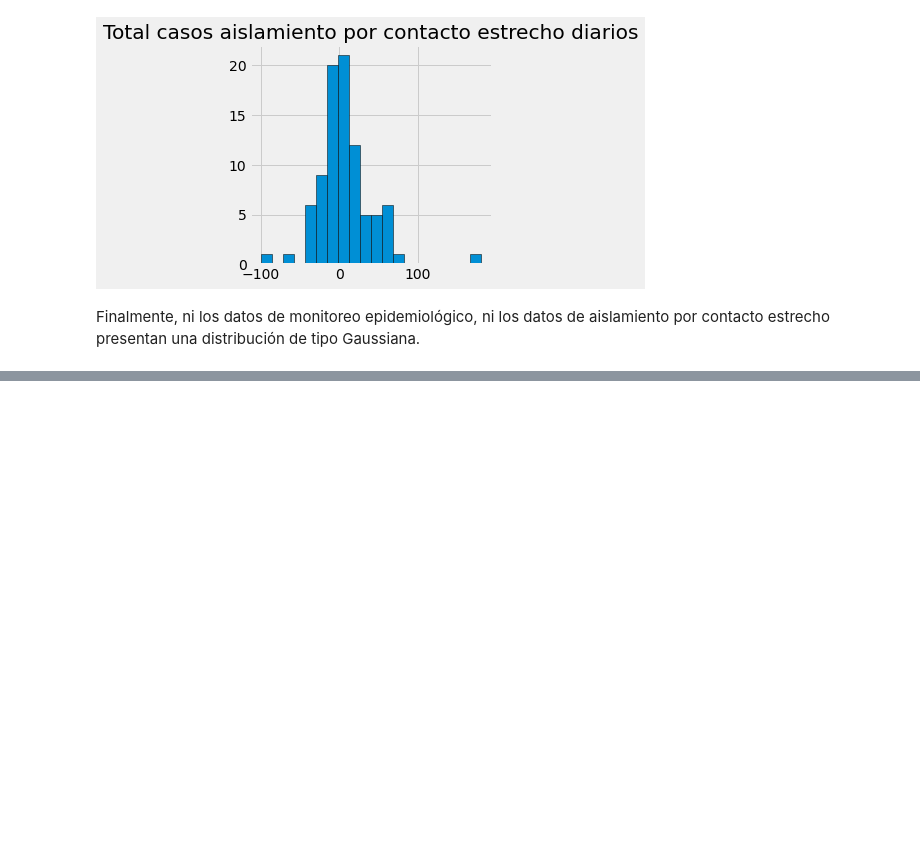
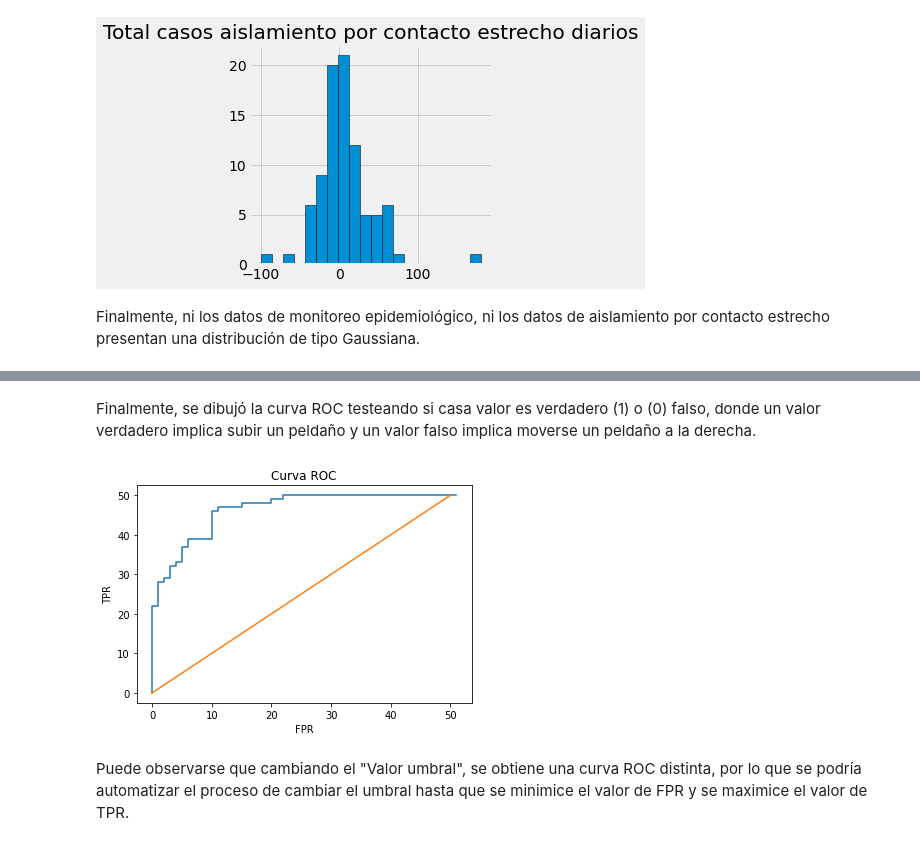
Before and after one commit to ivanrango/Machine-Learning, a Jupyter notebook: Trabajo_Práctico_2.ipynb, the cells around one changed output, grey strips where cells are left out. Cells and saved outputs as stored; diff of their text form; code cells hidden in the pictures; blank space fills up the shorter version.

```diff
--- a/Trabajo_Práctico_2.ipynb
+++ b/Trabajo_Práctico_2.ipynb
@@ -302,0 +440,5 @@ Finalmente, ni los datos de monitoreo epidemiológico, ni los datos de aislamien
+# %%
+AB = np.append(AA, BB)
+#print(AB)
+AB_orden=np.sort(AB)
+print(AB_orden)
@@ -302,0 +465,13 @@ Finalmente, ni los datos de monitoreo epidemiológico, ni los datos de aislamien
+# %%
+ROC = np.empty([])
+#aux = np.empty([])
+for i in AB_orden:
+  #aux = np.append(aux, i)
+  if i in BB:
+    ROC = np.append(ROC, 1)
+  else:
+      ROC = np.append(ROC, 0)
+ROC_inversa = np.flip(ROC)
+#print(ROC)
+print(ROC_inversa)
+#print(aux)
@@ -302,0 +496,31 @@ Finalmente, ni los datos de monitoreo epidemiológico, ni los datos de aislamien
+# %% [markdown]
+Finalmente, se dibujó la curva ROC testeando si casa valor es verdadero (1) o (0) falso, donde un valor verdadero implica subir un peldaño y un valor falso implica moverse un peldaño a la derecha.
+# %%
+import matplotlib.pyplot as plt
+x = np.array([0])
+y = np.array([0])
+x2 = np.array([0])
+y2 = np.array([0])
+j = 0
+for i in ROC_inversa:
+  j = j + 1
+  if i == 1:
+    y2 = y2 + 1
+    y = np.append(y,y2)
+    x = np.append(x,x[j-1])
+  else:
+    x2 = x2 + 1
+    y = np.append(y,y[j-1])
+    x = np.append(x,x2)
+plt.plot(x,y)
+plt.plot([0,50],[0,50])
+plt.title('Curva ROC')
+plt.xlabel('FPR')
+plt.ylabel('TPR')
+plt.show()
+#print(x)
+#print(y)
+# %% [output]
+[figure, added]
+# %% [markdown]
+Puede observarse que cambiando el "Valor umbral", se obtiene una curva ROC distinta, por lo que se podría automatizar el proceso de cambiar el umbral hasta que se minimice el valor de FPR y se maximice el valor de TPR.
```
Also changed, not shown: parts of 21 cells of this notebook.
